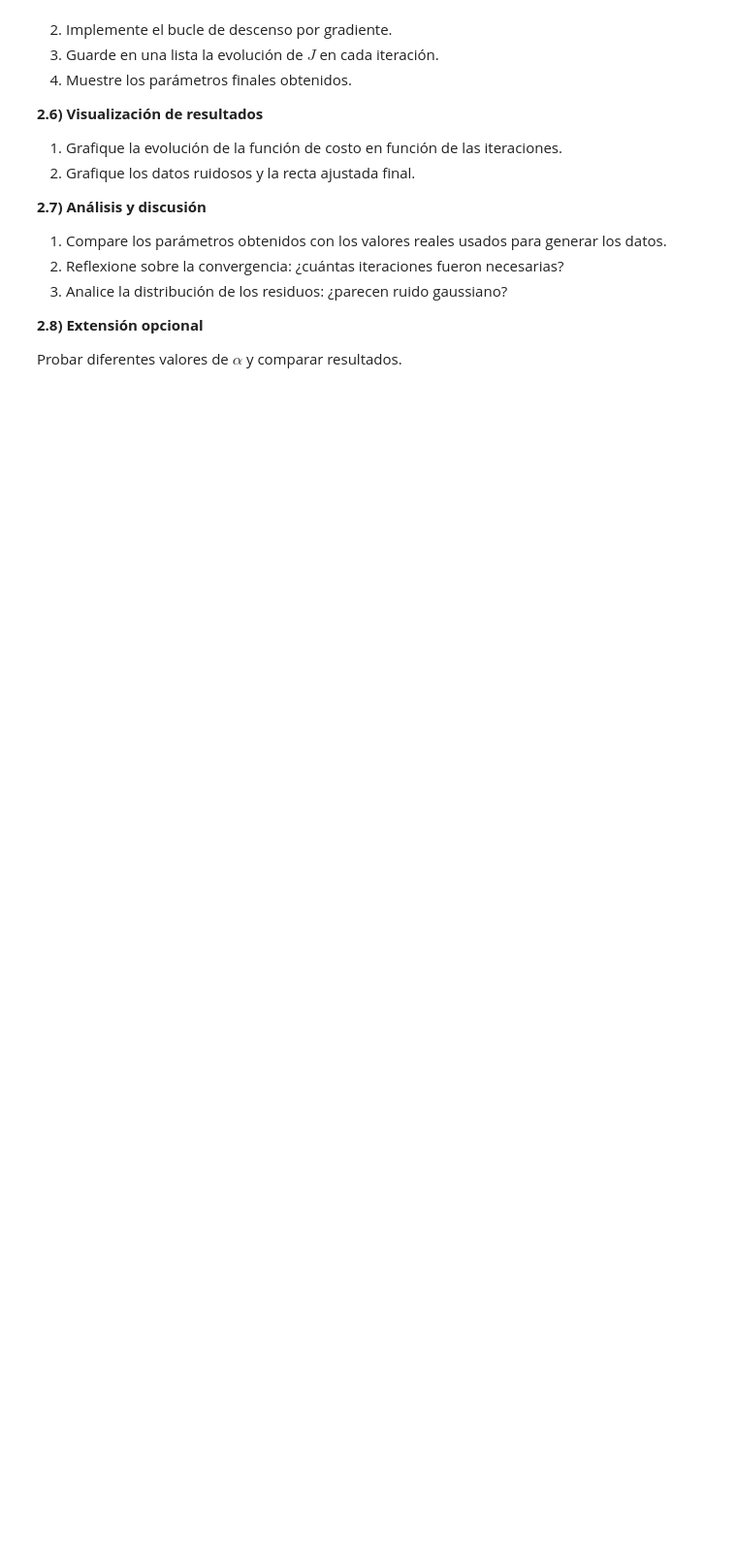
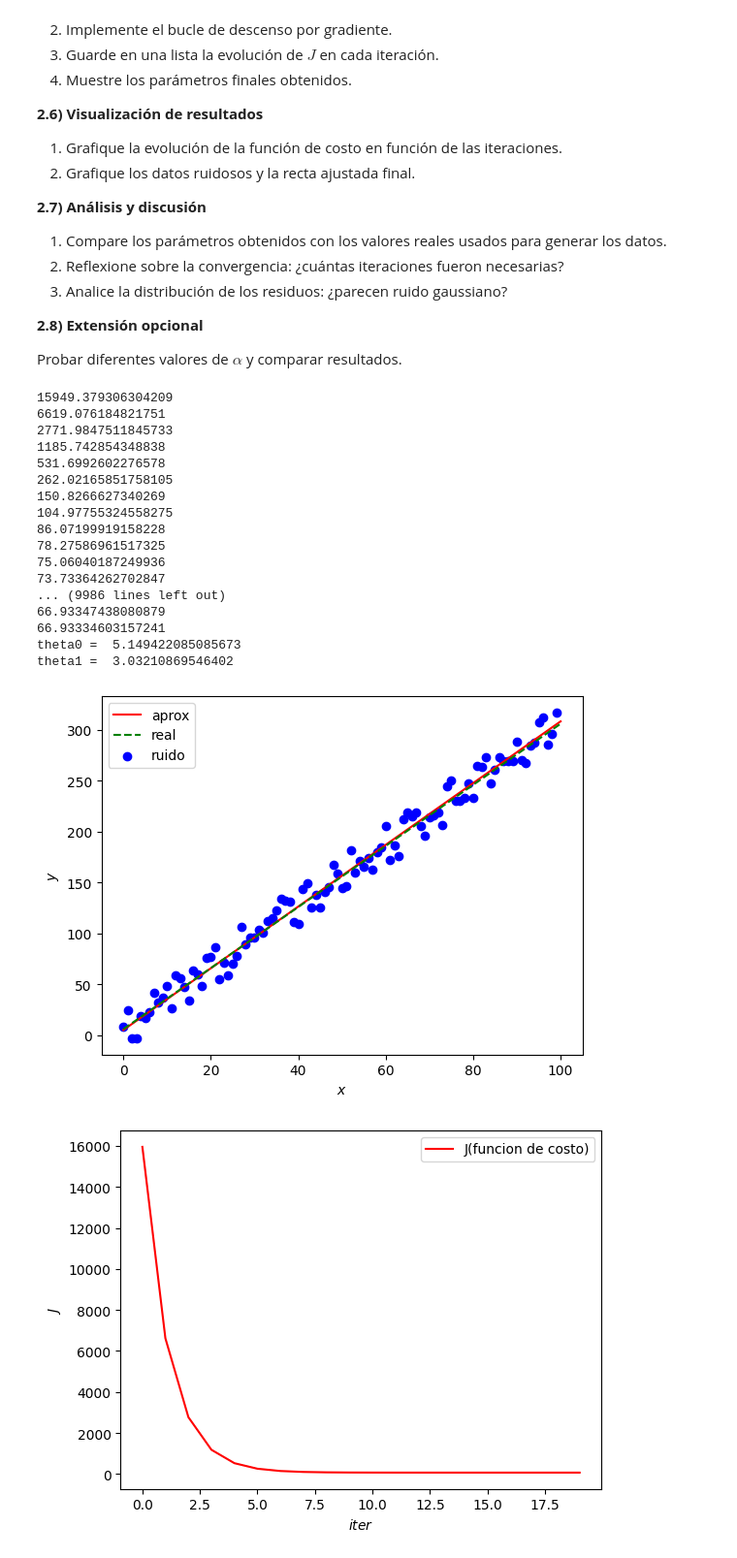
Before and after one commit to Benja2133/Guias-RedesNeuronales, a Jupyter notebook: redes-neuronales-2025-guia-9.ipynb, the cells around one changed output. Shown at 97% size. Saved outputs shown, nothing was run; the diff lists cells and outputs as text; code cells hidden in the pictures; blank space fills up the shorter version.

```diff
--- a/redes-neuronales-2025-guia-9.ipynb
+++ b/redes-neuronales-2025-guia-9.ipynb
@@ -81,3 +79,80 @@ Probar diferentes valores de $\alpha$ y comparar resultados.
+# %%
+# 2.1
+#supongamos una recta 3x+2
+n = 100
+p = [0.0,0.0]
+
+noisy_values = []
+for i in range (0,n):
+    real_value = 3*i+6
+    noisy_value = real_value + np.random.uniform(-20,20)
+    noisy_values.append(noisy_value)
+
+
+alfa = 0.0005
+J_list = []
+for j in range(10000):
+    pder0 = 0
+    pder1 = 0
+    J = 0
+    for x_i in range(n):
+        y_i = noisy_values[x_i]
+        y_hat = p[0] + p[1]*x_i
+        error = y_hat - y_i
+        pder0 += error
+        pder1 += error * x_i
+        J += error**2
+
+    pder0 /= n
+    pder1 /= n
+    J /= 2*n
+    J_list.append(J)
+    print(J)
+    # Actualizar parámetros
+
+    p[0] = p[0] - alfa * pder0
+    p[1] = p[1] - alfa * pder1
+
+x = np.linspace(0,n)
+y = p[0] + p[1]*x
+
+print("theta0 = ", p[0])
+print("theta1 = ", p[1])
+
+plt.xlabel('$x$')
+plt.ylabel('$y$')
+plt.plot(x,y,label="aprox",linestyle='-',c='red')
+plt.plot(x,3 * x + 6, label = "real",linestyle= '--',c='green')
+plt.scatter(range(n),noisy_values,label="ruido",c='blue')
+plt.legend()
+plt.show()
+
+
+plt.xlabel('$iter$')
+plt.ylabel('$J$')
+plt.plot(range(20),J_list[:20],label="J(funcion de costo)",linestyle='-',c='red')
+plt.legend()
+plt.show()
+# %% [output]
+15949.379306304209
+6619.076184821751
+2771.9847511845733
+1185.742854348838
+531.6992602276578
+262.02165851758105
+150.8266627340269
+104.97755324558275
+86.07199919158228
+78.27586961517325
+75.06040187249936
+73.73364262702847
+... (9986 lines left out)
+66.93347438080879
+66.93334603157241
+theta0 =  5.149422085085673
+theta1 =  3.03210869546402
+[figure, added]
+[figure, added]
 # %% [markdown]
 # **Ejercicio 3) Caso de ajuste con una función senoidal**
 
```
Also changed, not shown: parts of 1 cell of this notebook.
